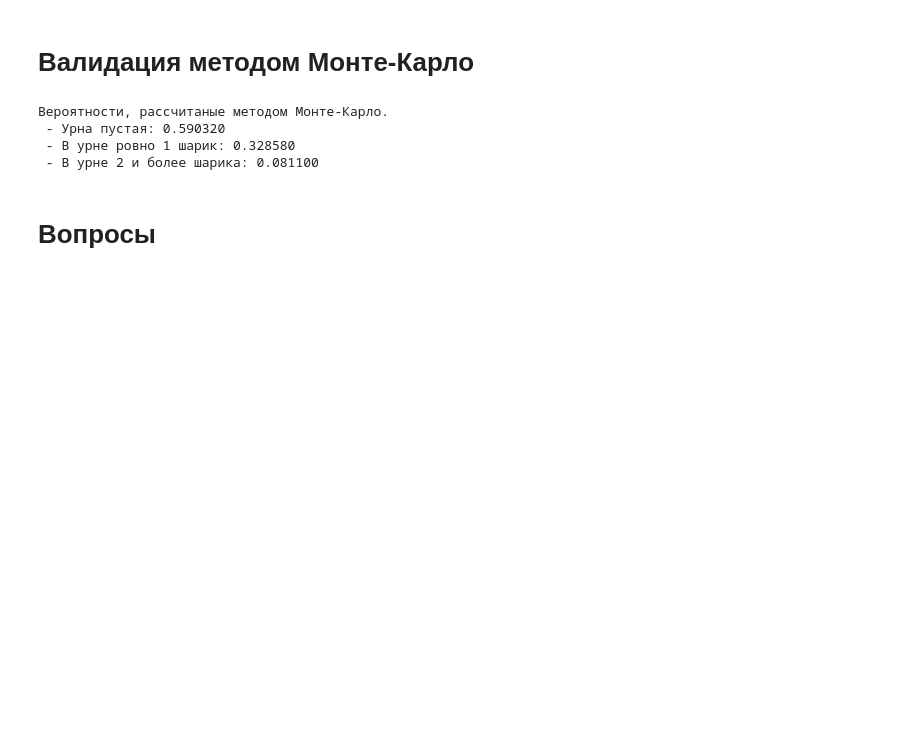
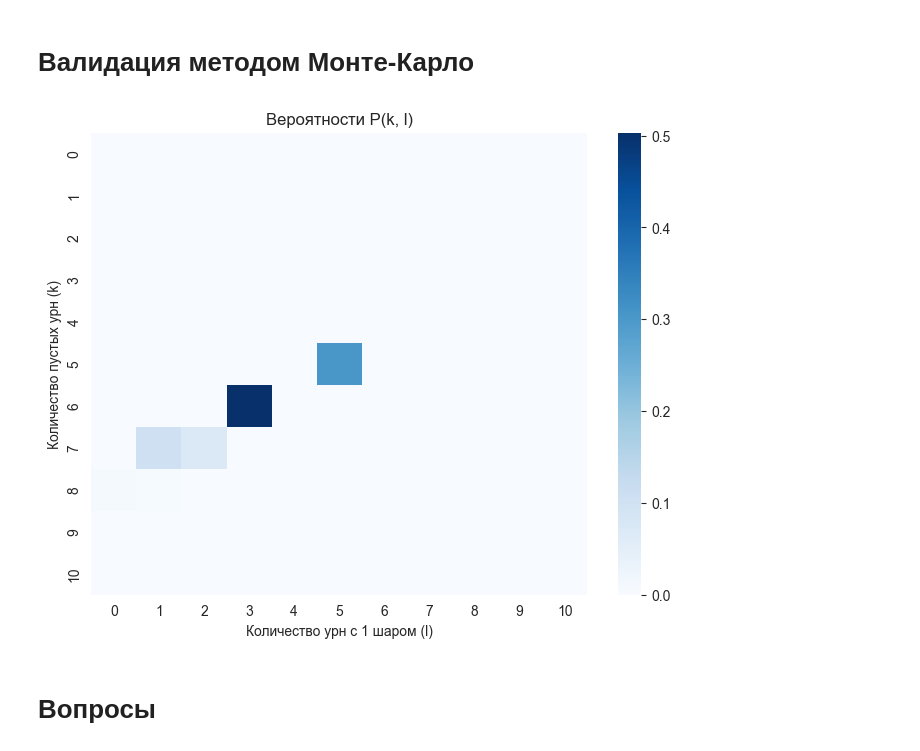
Before and after one commit to VilmenAbramian/analitica, a Jupyter notebook: experiments.ipynb, the cells around one changed output. Cells and saved outputs as stored; diff of their text form; code cells hidden in the pictures; blank space fills up the shorter version.

Commit message:
Update Monte-Carlo

```diff
--- a/experiments.ipynb
+++ b/experiments.ipynb
@@ -46,16 +48,18 @@ print(f' - В урне ровно 1 шарик: {np.mean(probs_l):.6f}')
 # %% [markdown]
 # Валидация методом Монте-Карло
 # %%
-results = monte_carlo_simulation(NUM_TRIALS, BALLS_NUMBER, URNS_NUMBER)
-print('Вероятности, рассчитаные методом Монте-Карло.')
-print(f" - Урна пустая: {results[3]:.6f}")
-print(f" - В урне ровно 1 шарик: {results[4]:.6f}")
-print(f" - В урне 2 и более шарика: {results[5]:.6f}")
+num_trials = 100_000  # Количество экспериментов
+results = probs_k_l(NUM_TRIALS, BALLS_NUMBER, URNS_NUMBER)
+
+plt.figure(figsize=(8, 6))
+sns.heatmap(results, fmt=".3f", cmap="Blues", xticklabels=range(URNS_NUMBER + 1),
+            yticklabels=range(URNS_NUMBER + 1))
+plt.xlabel("Количество урн с 1 шаром (l)")
+plt.ylabel("Количество пустых урн (k)")
+plt.title("Вероятности P(k, l)")
+plt.show()
 # %% [output]
-Вероятности, рассчитаные методом Монте-Карло.
- - Урна пустая: 0.590320
- - В урне ровно 1 шарик: 0.328580
- - В урне 2 и более шарика: 0.081100
+[figure, added]
 # %% [markdown]
 # Вопросы
 # %% [markdown]
```
Also changed, not shown: parts of 2 cells of this notebook, 2 other files.
